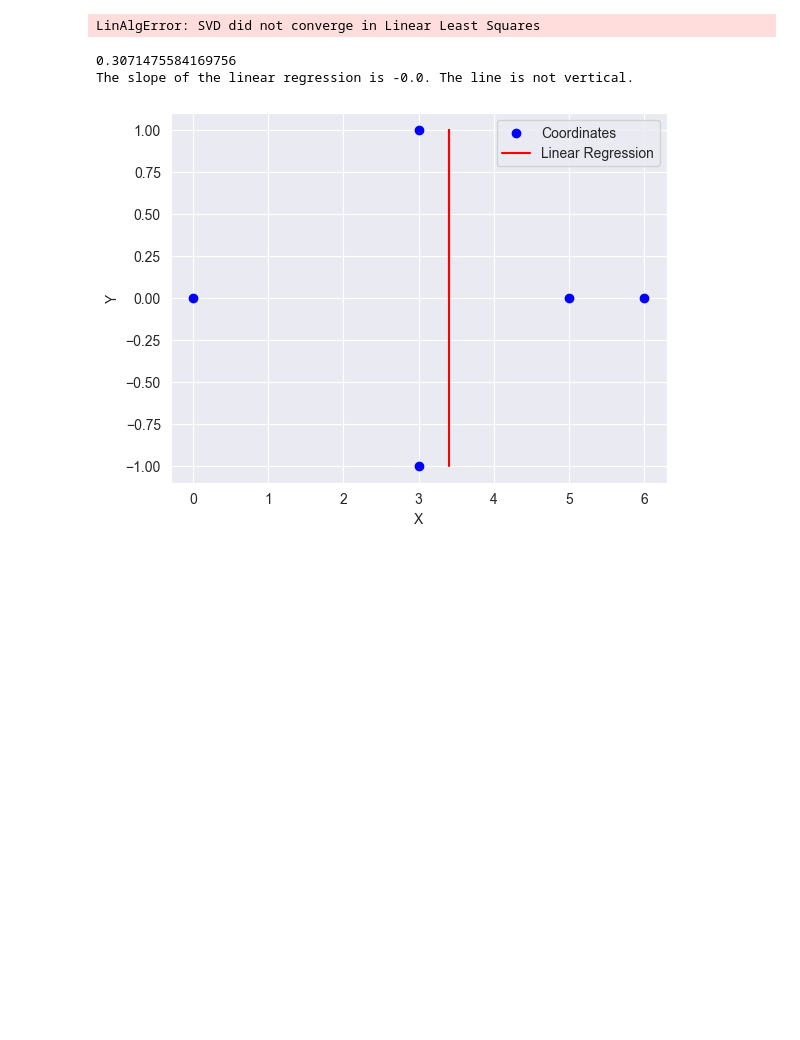
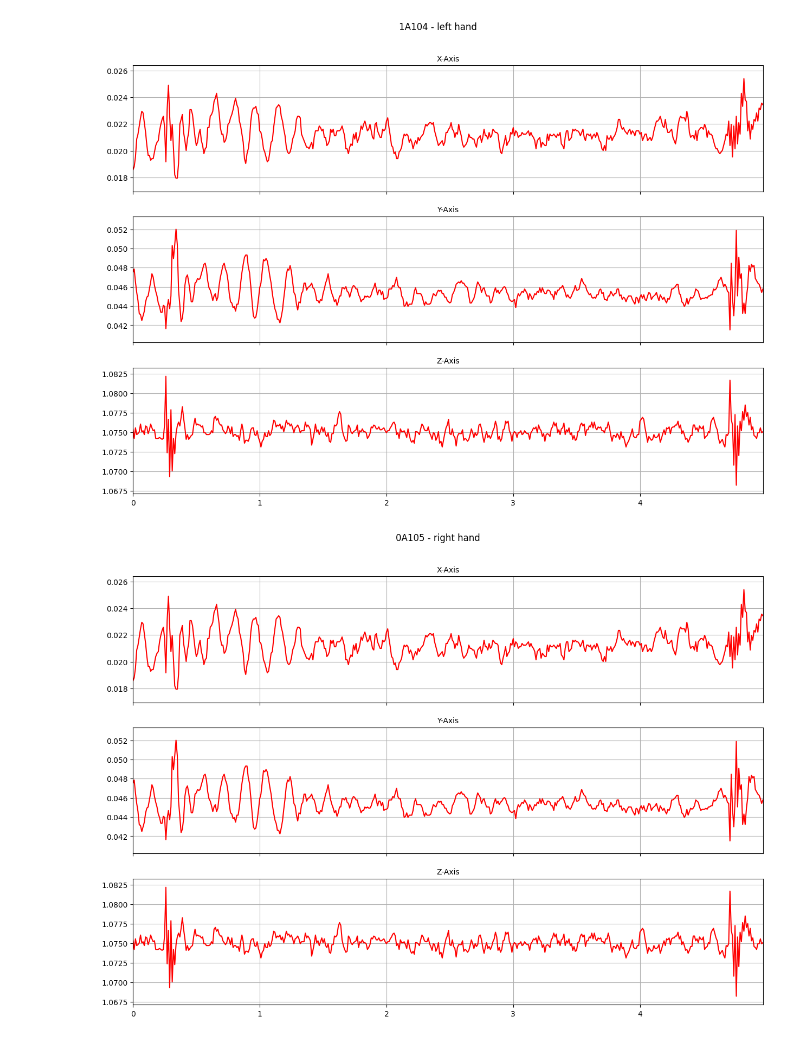
Before and after one commit to Masoudvahid/Human-Gesture-Reconstruction, a Jupyter notebook: plot_trajectory.ipynb, the cells around one changed output. Saved outputs shown, nothing was run; the diff lists cells and outputs as text; code cells hidden in the pictures; blank space fills up the shorter version.

```diff
--- a/plot_trajectory.ipynb
+++ b/plot_trajectory.ipynb
@@ -119,24 +174,6 @@ plot_activity(load_df('experiments/1minwalk/device_red_B0A105.csv'))
 # %%
-plot_activity(load_df('experiments/letter_W/device_red_B1A105.csv'))
-plot_activity(load_df('experiments/letter_W/device_red_B1A104.csv'))
-plot_activity(load_df('experiments/letter_W/device_red_B0A104.csv'))
-plot_activity(load_df('experiments/letter_W/device_red_B0A105.csv'))
+walking_left = load_df('experiments/5minwalk/device_red_B1A104.csv')
+walking_right = load_df('experiments/5minwalk/device_red_B0A105.csv')
+
+stationary_left = load_df('experiments/stationary/device_red_B1A104.csv')
+stationary_right = load_df('experiments/stationary/device_red_B0A105.csv')
-# %%
-# Define the array of coordinates
-coordinates = np.array([(0, 0), (0, 1)])
-
-# Separate the x and y values
-x = coordinates[:, 0]
-y = coordinates[:, 1]
-
-# Perform linear regression using numpy's polyfit function
-coefficients = np.polyfit(x, y, 1)
-
-# Extract the slope and intercept from the coefficients
-slope = coefficients[0]
-intercept = coefficients[1]
-
-# Print the equation of the linear regression
-print(f"The equation of the linear regression is: y = {slope}x + {intercept}")
-# %% [output]
-LinAlgError: SVD did not converge in Linear Least Squares
@@ -172,38 +179,0 @@ plt.show()
-# %%
-import numpy as np
-from sklearn.linear_model import LinearRegression
-import matplotlib.pyplot as plt
-
-# from sklearn.preprocessing import
-
-# Your coordinates
-coordinates = np.array([(0, 0), (5, 0), (6, 0), (3, 1), (3, -1)])
-x = coordinates[:, 0]
-y = coordinates[:, 1]
-stDevX = np.std(x)
-stDevY = np.std(y)
-print(stDevY / stDevX)
-
-# Fit linear regression
-model = LinearRegression()
-model.fit(y.reshape(-1, 1), x)
-
-# Get the slope
-slope = model.coef_[0]
-
-# Check if the line is vertical (x-coordinates are the same)
-if len(np.unique(coordinates[:, 0])) == 1:
-    print("The line is vertical.")
-else:
-    print(f"The slope of the linear regression is {slope}. The line is not vertical.")
-
-plt.scatter(x, y, color='blue', label='Coordinates')
-plt.plot(model.predict(y.reshape(-1, 1)), y, color='red', label='Linear Regression')
-plt.xlabel('X')
-plt.ylabel('Y')
-plt.legend()
-plt.show()
-# %% [output]
-0.3071475584169756
-The slope of the linear regression is -0.0. The line is not vertical.
-[figure, removed]
@@ -209,0 +188,6 @@ The slope of the linear regression is -0.0. The line is not vertical.
+# %%
+plot_activity(data=stationary_left, name='1A104 - left hand')
+plot_activity(data=stationary_left, name='0A105 - right hand')
+# %% [output]
+[figure, added]
+[figure, added]
```
Also changed, not shown: parts of 19 cells of this notebook, 10 other files.
